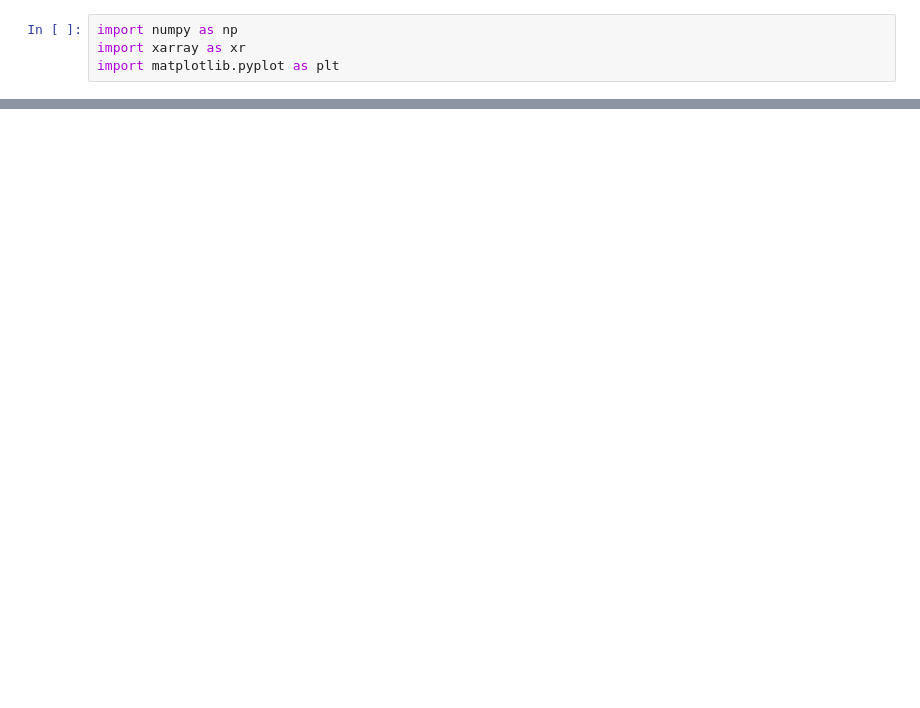
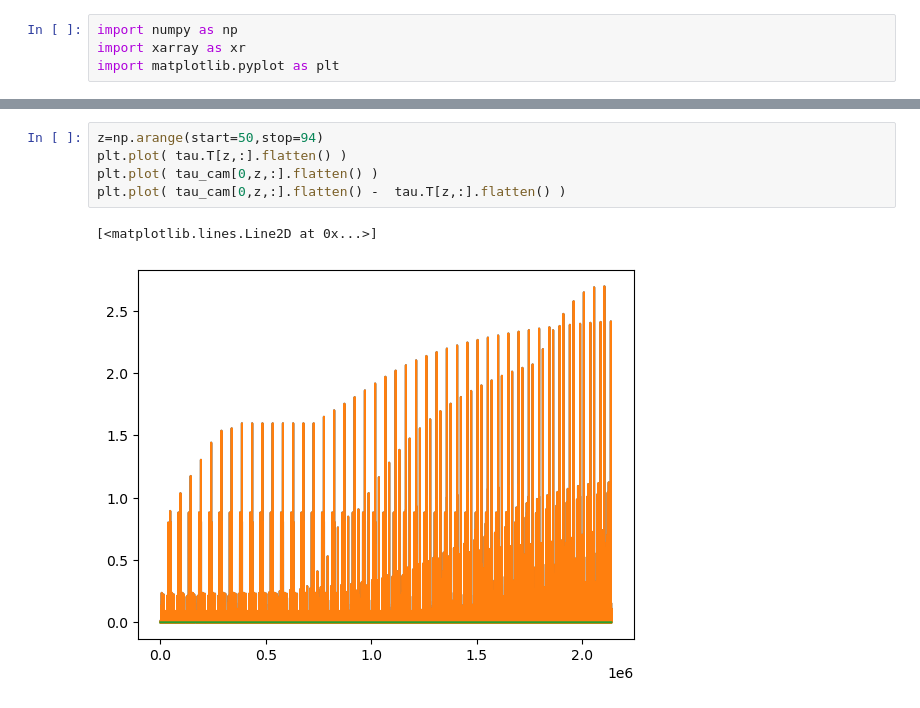
Before and after one commit to JulioTBacmeister/GW_UnitTest, a Jupyter notebook: Python/ReadFortran.ipynb, the cells around one changed output, grey strips where cells are left out. Saved outputs shown, nothing was run; the diff lists cells and outputs as text; blank space fills up the shorter version.

```diff
--- a/Python/ReadFortran.ipynb
+++ b/Python/ReadFortran.ipynb
@@ -58,0 +70,8 @@ plt.plot( ubm[46525,:] )
+# %%
+z=np.arange(start=50,stop=94)
+plt.plot( tau.T[z,:].flatten() )
+plt.plot( tau_cam[0,z,:].flatten() )
+plt.plot( tau_cam[0,z,:].flatten() -  tau.T[z,:].flatten() )
+# %% [output]
+[<matplotlib.lines.Line2D at 0x...>]
+[figure, added]
```
Also changed, not shown: parts of 12 cells of this notebook, 5 other files.
